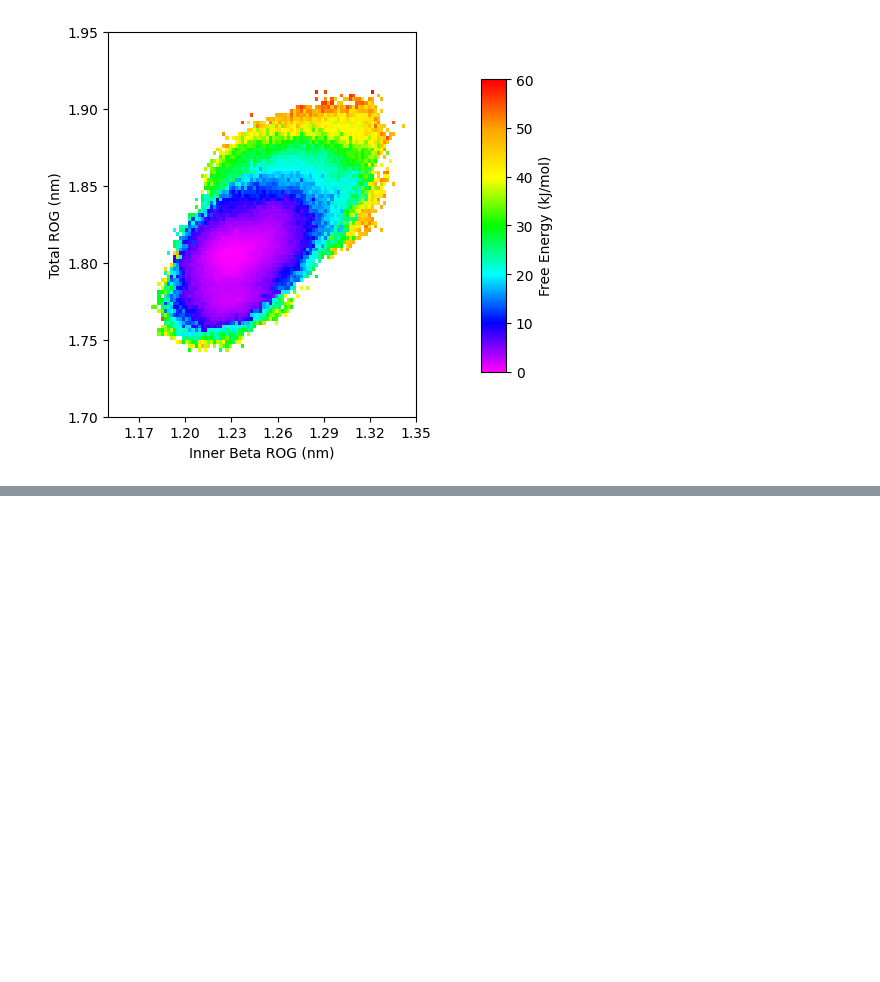
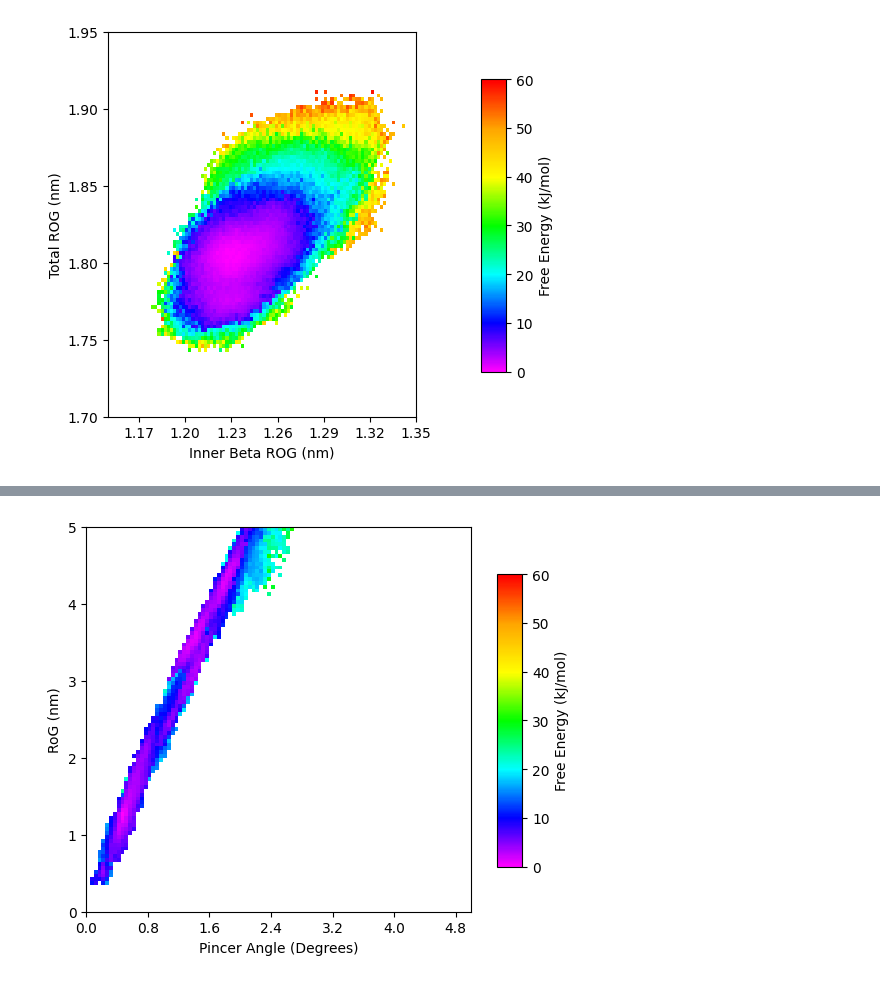
Before and after one commit to masauer2/FMA_Plots, a Jupyter notebook: scripts/plot_FES.ipynb, the cells around one changed output, grey strips where cells are left out. Drawn from its saved outputs; the diff is of its cells as text; code cells hidden in the pictures; blank space fills up the shorter version.

```diff
--- a/scripts/plot_FES.ipynb
+++ b/scripts/plot_FES.ipynb
@@ -18,0 +36,17 @@ Fes.plot_FES(free_energy, histograms, "Inner Beta ROG (nm)", "Total ROG (nm)")
+# %%
+from FMAPlots.colors import Colors
+from FMAPlots.fes import Fes
+workingDir = "/scratch/masauer2/FRESEANCOARSE/scripts/REPLICAS/HIV_amber14-weighted"
+subWorkingDir = "07-reweight"
+fName = "REWEIGHT-distances"
+
+cv_x, cv_y, weights = Fes.import_data(workingDir, subWorkingDir, fName, 20, replist=[0], lim=50000, cols=[4,3])
+# %%
+xmin, xmax, ymin, ymax = 0, 5, 0, 5
+histograms = Fes.get_histograms(cv_x, cv_y, weights, xmin, xmax, ymin, ymax, 1, 1, binx = 100, biny = 100)
+
+probability, free_energy = Fes.get_probability(histograms, 1)
+# %%
+Fes.plot_FES(free_energy, histograms, "Pincer Angle (Degrees)", "RoG (nm)")
+# %% [output]
+[figure, added]
```
Also changed, not shown: parts of 3 cells of this notebook, 1 other file.
